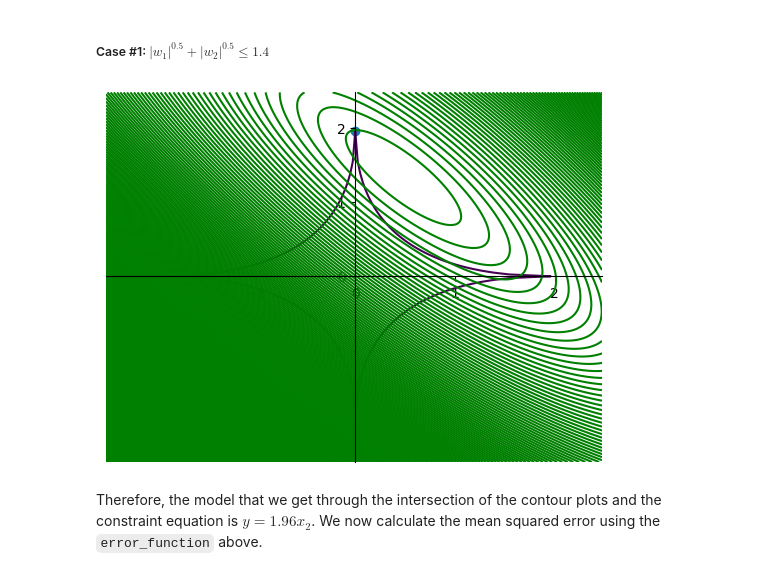
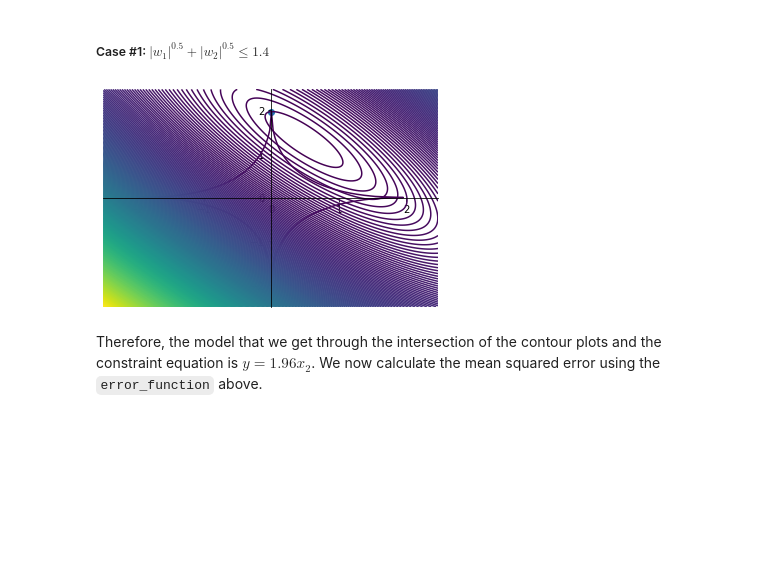
Before and after one commit to mokshith002/FODS-Assignment-1, a Jupyter notebook: 1C.ipynb, the cells around one changed output. Drawn from its saved outputs; the diff is of its cells as text; code cells hidden in the pictures; blank space fills up the shorter version.

```diff
--- a/1C.ipynb
+++ b/1C.ipynb
@@ -93,23 +93,23 @@ We now plot the constraint equations by plugging in appropriate q and $\eta$ val
 # %%
 w1_range = np.arange(-2.5, 2.5, delta)
 w2_range = np.arange(-2.5, 2.5, delta)
 w1, w2 = np.meshgrid(w1_range, w2_range)
 
 ax = plt.gca()
 ax.spines['top'].set_color('none')
 ax.spines['left'].set_position('zero')
 ax.spines['right'].set_color('none')
 ax.spines['bottom'].set_position('zero')
 
 cost_func = w1_sq_coeff * w1 * w1 + w2_sq_coeff * w2 * w2 + w1w2_coeff * w1 * w2 + w1_coeff * w1 + w2_coeff * w2 + const
 eqn1 = 1.4 - abs(w1) ** 0.5 - abs(w2) ** 0.5
 
 plt.contour(w1, w2, eqn1, [0])
-plt.contour(w1, w2, cost_func, 300, colors = 'g')
+plt.contour(w1, w2, cost_func, 300)
 plt.scatter(0, 1.96)
 plt.show()
 # %% [output]
-[figure, old version]
+[figure, new version]
 # %% [markdown]
 Therefore, the model that we get through the intersection of the contour plots and the constraint equation is $y = 1.96x_2$. We now calculate the mean squared error using the `error_function` above.
 # %%
```
Also changed, not shown: parts of 8 cells of this notebook, 17 other files.
